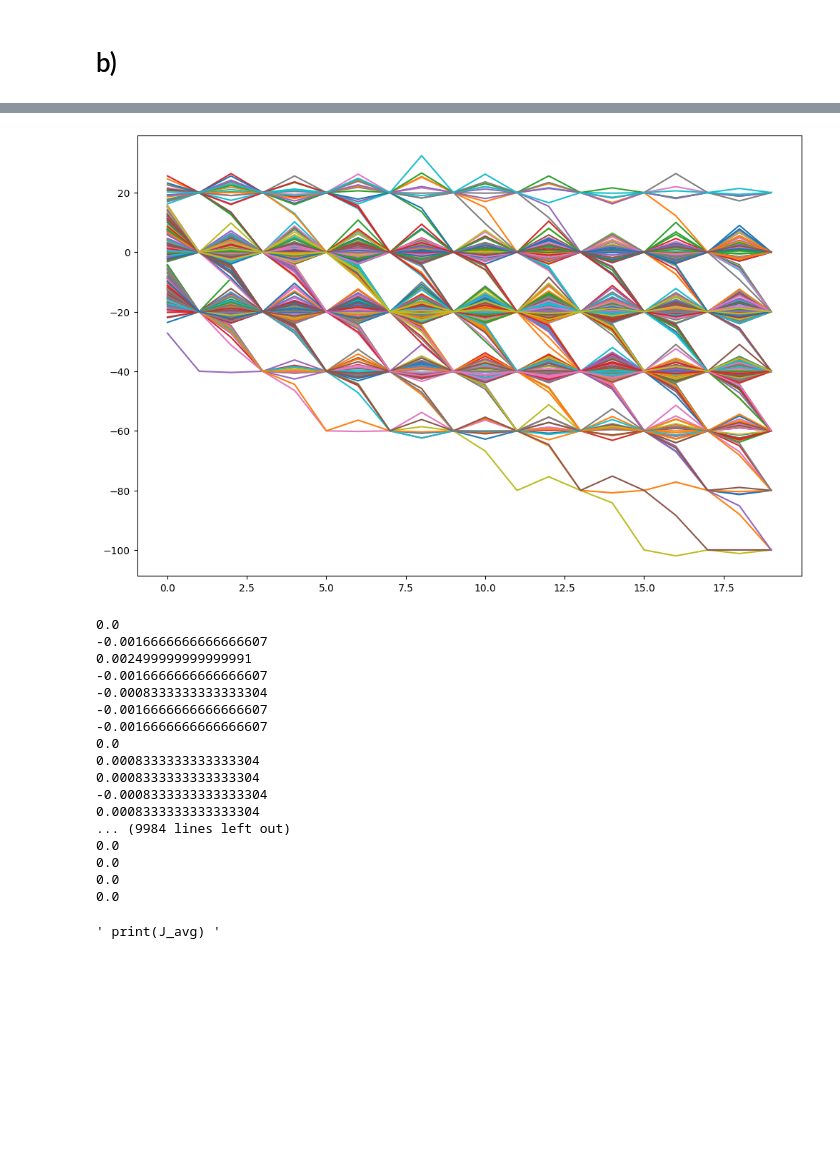
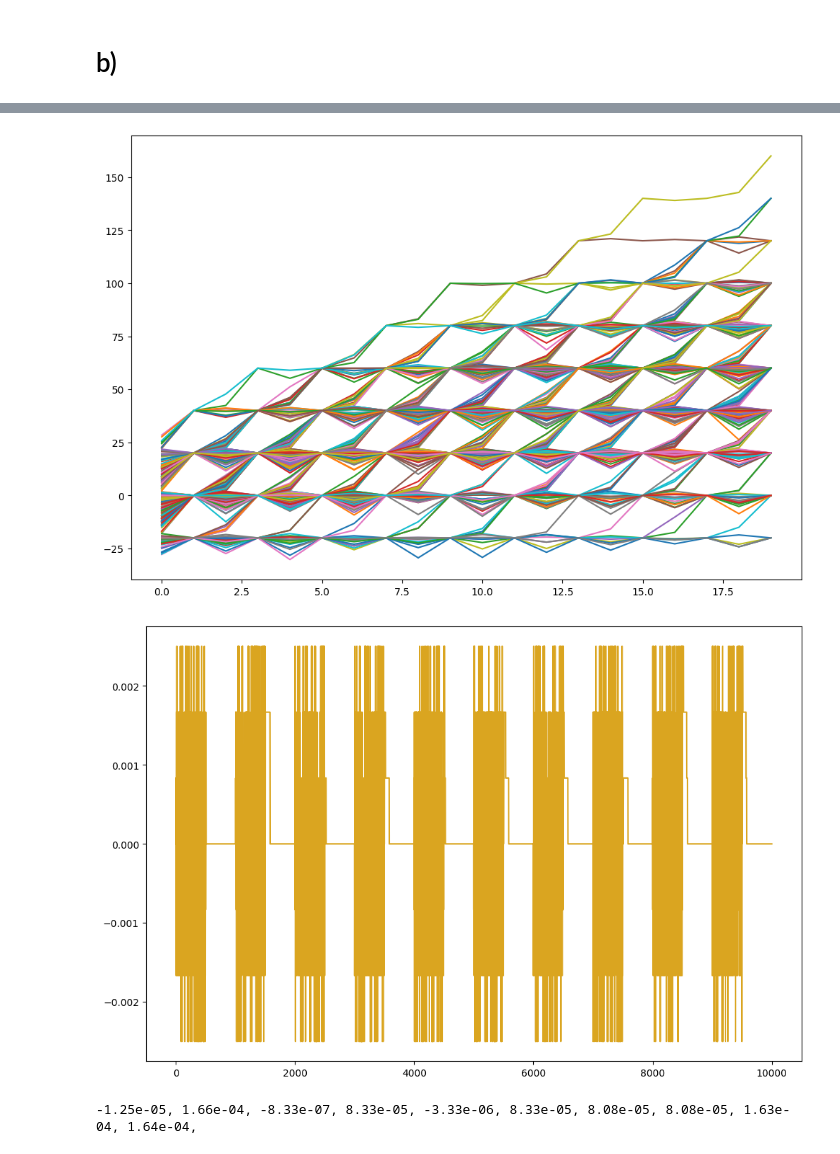
Before and after one commit to marieke-vaske/VitBer-BioFys, a Jupyter notebook: Prosjekt - oppgave 3.ipynb, the cells around one changed output, grey strips where cells are left out. Drawn from its saved outputs; the diff is of its cells as text; code cells hidden in the pictures; blank space fills up the shorter version.

```diff
--- a/Prosjekt - oppgave 3.ipynb
+++ b/Prosjekt - oppgave 3.ipynb
@@ -123,0 +133,21 @@ x2, X2, J2 = sim2(T_p, N_x, x_start)
+# %%
+print("Her ser man at partiklene sprer seg overalt i det konstante potensialet og så samler seg i bunnen av sagtann potensialet.\nDet er en gjennomsnittlig negativ strøm igjennom hele simuleringen siden alpha = 0.8.")
+#Plotter posisjonene til partiklene i slutten av hver tidssyklus
+for i in range(number_of_particles):
+    plt.plot(X2[:, i], label=f"Partikkel {i+1}")
+plt.show()
+
+#Finner gjennomsnittlig bevegelsesstrøm for hver tidssyklus
+J_avg2 = np.zeros(10)
+for i in range(10):
+    J_avg2[i] = np.mean(J2[i*2*T_p:(i+1)*2*T_p])
+
+print("Som man kan se på plottet er det en liten negativ strøm rett etter potensialet har byttet til sagtann potensialet og så er det 0 resten.\nDet er dette som gjør at J_avg ikke er null og for det meste negativ.")
+#Plotter bevegelsesstrømmen for hver tidssyklus
+plt.plot(J2, color='tomato')
+plt.show()
+
+print("Gjennomsnittlig bevegelsesstrøm for hver tidssyklus:")
+for i in range(len(J_avg2)):
+    print(f"{J_avg2[i]:.2e}", end=", ")
+print("\n")
@@ -124,33 +163,20 @@ x2, X2, J2 = sim2(T_p, N_x, x_start)
 # %%
+#Alpha = 0.1
+
 for i in range(number_of_particles):
-    plt.plot(X2[:, i], label=f"Partikkel {i+1}")
+    plt.plot(X3[:, i], label=f"Partikkel {i+1}")
 plt.show()
 
+J_avg3 = np.zeros(10)
+for i in range(10):
+    J_avg3[i] = np.mean(J3[i*2*T_p:(i+1)*2*T_p])
 
-J_avg = np.zeros(10)
-for i in range(10):
-    J_avg[i] = np.mean(J2[i*2*T_p:(i+1)*2*T_p])
+plt.plot(J3, color='goldenrod')
+plt.show()
 
-""" for i in range(len(J2)):
-    print(J2[i])
-print(J_avg) """
+for i in range(len(J_avg3)):
+    print(f"{J_avg3[i]:.2e}", end=", ")
 # %% [output]
-[figure, old version]
+[figure, new version]
+[figure, added]
-0.0
--0.0016666666666666607
-0.002499999999999991
--0.0016666666666666607
--0.0008333333333333304
--0.0016666666666666607
--0.0016666666666666607
-0.0
-0.0008333333333333304
-0.0008333333333333304
--0.0008333333333333304
-0.0008333333333333304
-... (9984 lines left out)
-0.0
-0.0
-0.0
-0.0
+-1.25e-05, 1.66e-04, -8.33e-07, 8.33e-05, -3.33e-06, 8.33e-05, 8.08e-05, 8.08e-05, 1.63e-04, 1.64e-04,
-' print(J_avg) '
```
Also changed, not shown: parts of 4 cells of this notebook.
